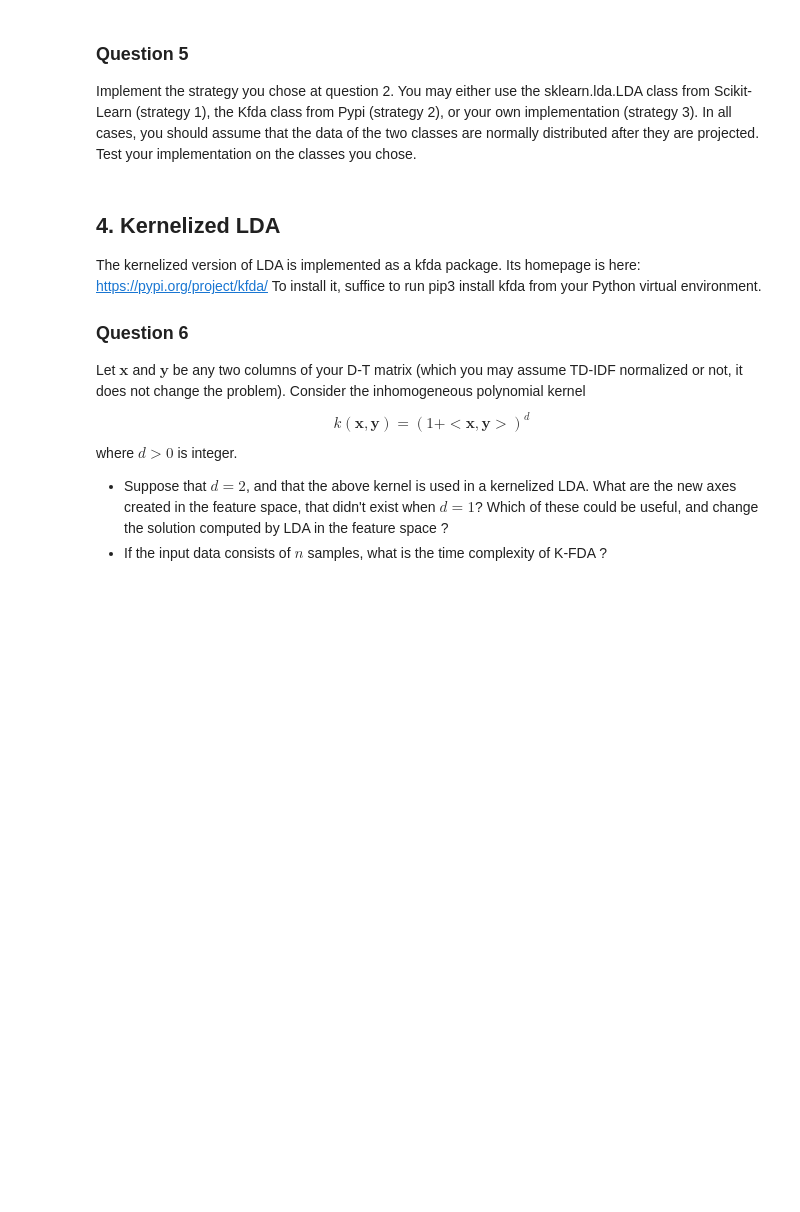
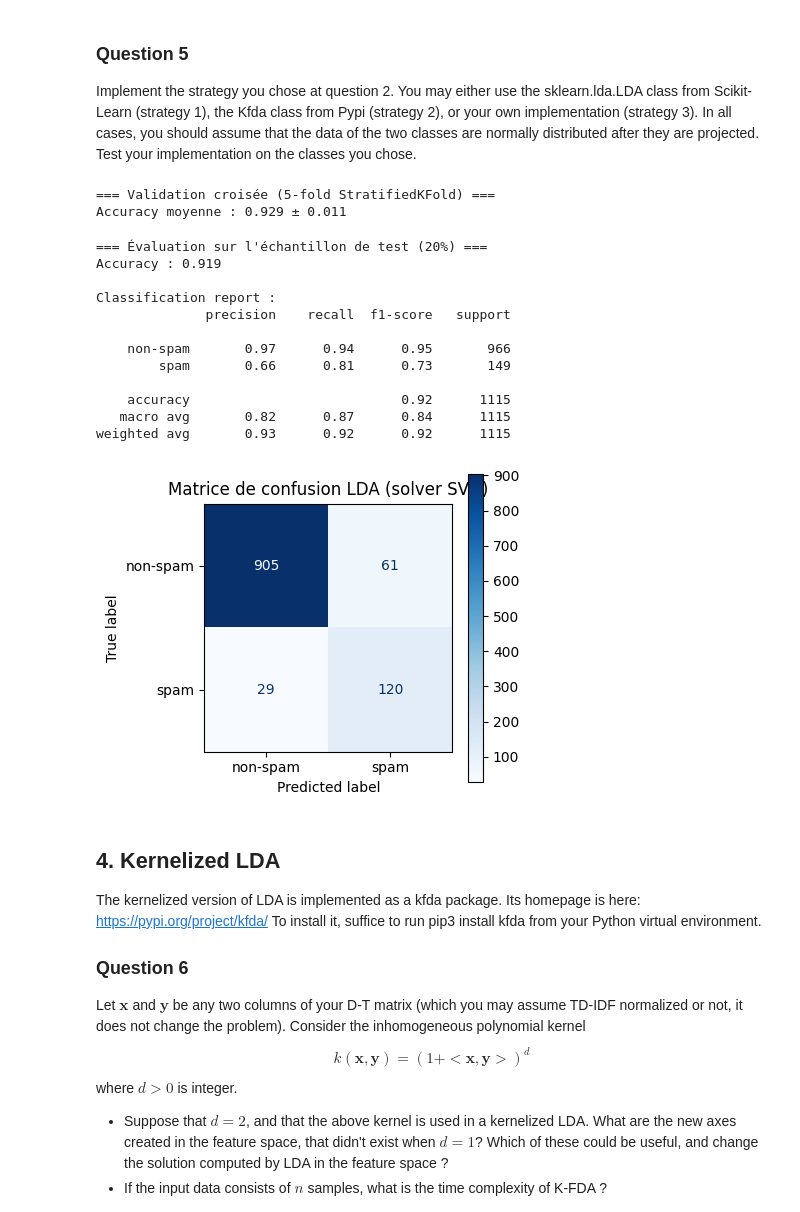
Before and after one commit to babou242/AIC-5102B_Lab1, a Jupyter notebook: lab2.ipynb, the cells around one changed output. Cells and saved outputs as stored; diff of their text form; code cells hidden in the pictures; blank space fills up the shorter version.

```diff
--- a/lab2.ipynb
+++ b/lab2.ipynb
@@ -403,7 +403,80 @@ Dimension de la matrice D-T avec purge=False: (5575, 11382)
 Implement the strategy you chose at question 2. You may either use the sklearn.lda.LDA class from Scikit-Learn (strategy 1), the Kfda class from Pypi (strategy 2), or your own implementation (strategy 3). In all cases, you should assume that the data of the two classes are normally distributed after they are projected.
 Test your implementation on the classes you chose.
 # %%
-### Your answers here
+import pandas as pd
+import numpy as np
+from sklearn.model_selection import train_test_split, cross_val_score
+from sklearn.feature_extraction.text import TfidfVectorizer
+from sklearn.preprocessing import FunctionTransformer
+from sklearn.pipeline import Pipeline
+from sklearn.discriminant_analysis import LinearDiscriminantAnalysis
+from sklearn.metrics import accuracy_score, classification_report, ConfusionMatrixDisplay
+import matplotlib.pyplot as plt
+
+# Charger les données
+sms_df = pd.read_csv(csv_path, encoding="latin-1")
+texts = sms_df["sms"].astype(str)
+labels = sms_df["label"].astype(int)
+
+# Pipeline : TF-IDF -> conversion dense -> LDA (solver SVD)
+lda_pipeline = Pipeline(steps=[
+    ("tfidf", TfidfVectorizer(
+        tokenizer=tweet_tokenizer.tokenize,
+        preprocessor=None,
+        lowercase=False,
+        min_df=2  # purge implicite des hapax
+    )),
+    ("to_dense", FunctionTransformer(lambda x: x.toarray(), accept_sparse=True)),
+    ("lda", LinearDiscriminantAnalysis(solver="svd"))
+])
+
+# Validation croisée stratifiée (5 folds)
+cv_scores = cross_val_score(lda_pipeline, texts, labels, cv=5, n_jobs=-1)
+print("=== Validation croisée (5-fold StratifiedKFold) ===")
+print(f"Accuracy moyenne : {cv_scores.mean():.3f} ± {cv_scores.std():.3f}")
+
+# Apprentissage / évaluation sur split hold-out
+X_train, X_test, y_train, y_test = train_test_split(
+    texts, labels,
+    test_size=0.2,
+    random_state=42,
+    stratify=labels
+ )
+lda_pipeline.fit(X_train, y_train)
+y_pred = lda_pipeline.predict(X_test)
+
+print("\n=== Évaluation sur l'échantillon de test (20%) ===")
+print(f"Accuracy : {accuracy_score(y_test, y_pred):.3f}")
+print("\nClassification report :")
+print(classification_report(y_test, y_pred, target_names=["non-spam", "spam"]))
+
+# Afficher la matrice de confusion
+fig, ax = plt.subplots(figsize=(4, 4))
+ConfusionMatrixDisplay.from_predictions(
+    y_test, y_pred,
+    display_labels=["non-spam", "spam"],
+    cmap="Blues",
+    normalize=None,
+    ax=ax
+)
+ax.set_title("Matrice de confusion LDA (solver SVD)")
+plt.show()
+# %% [output]
+=== Validation croisée (5-fold StratifiedKFold) ===
+Accuracy moyenne : 0.929 ± 0.011
+=== Évaluation sur l'échantillon de test (20%) ===
+Accuracy : 0.919
+
+Classification report :
+              precision    recall  f1-score   support
+
+    non-spam       0.97      0.94      0.95       966
+        spam       0.66      0.81      0.73       149
+
+    accuracy                           0.92      1115
+   macro avg       0.82      0.87      0.84      1115
+weighted avg       0.93      0.92      0.92      1115
+[figure, added]
 # %% [markdown]
 ## 4. Kernelized LDA
 
```
